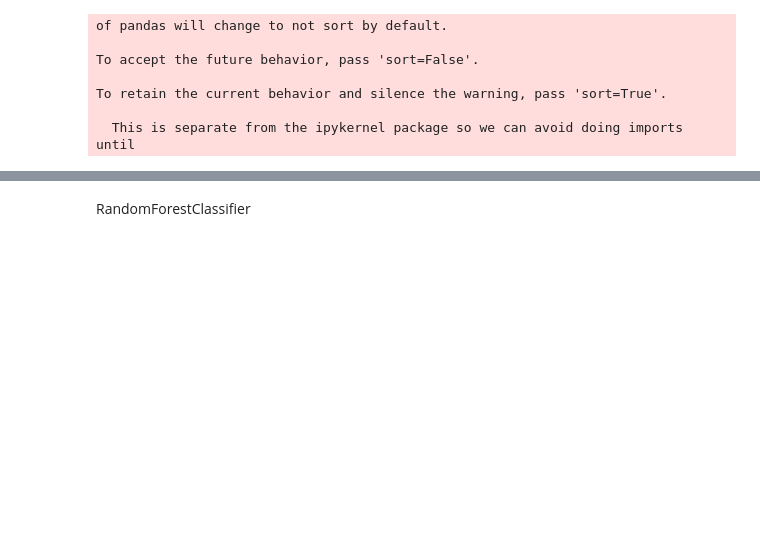
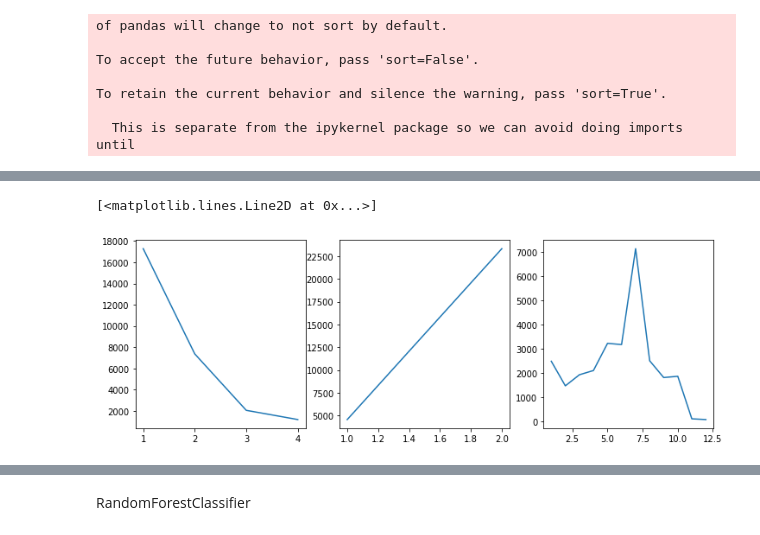
Before and after one commit to stewart-milberger/Alcohol-Consumption-Predictions, a Jupyter notebook: Predicting-Alcohol-Consumption.ipynb, the cells around one changed output, grey strips where cells are left out. Drawn from its saved outputs; the diff is of its cells as text; code cells hidden in the pictures; blank space fills up the shorter version.

```diff
--- a/Predicting-Alcohol-Consumption.ipynb
+++ b/Predicting-Alcohol-Consumption.ipynb
@@ -210,0 +307,8 @@ complete_df = complete_df.drop(columns=['Dataset', 'Current_Drinker'])
+# %%
+fig, (ax1, ax2, ax3) = plt.subplots(1, 3, figsize=(12, 4))
+ax1.plot(final_df.groupby('Religios_Life')['Religios_Life'].count())
+ax2.plot(final_df.groupby('Been_Arrested')['Been_Arrested'].count())
+ax3.plot(final_df.groupby('Household_Income')['Household_Income'].count())
+# %% [output]
+[<matplotlib.lines.Line2D at 0x...>]
+[figure, added]
```
Also changed, not shown: parts of 24 cells of this notebook.
